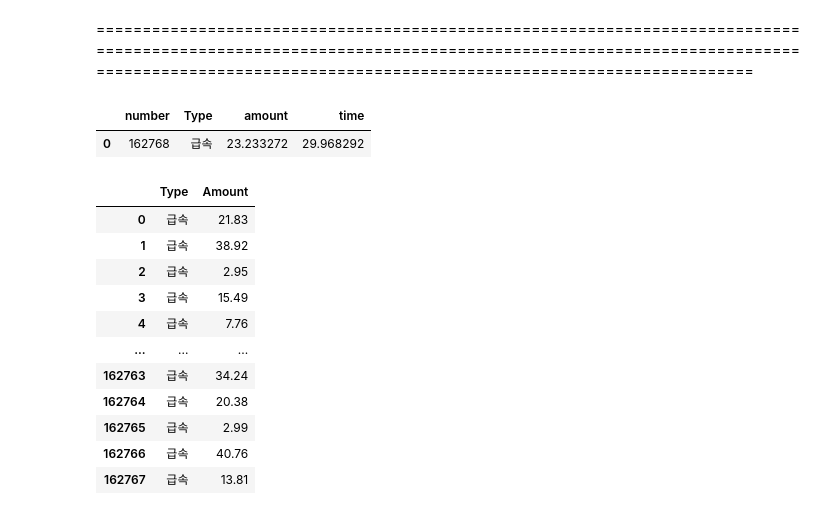
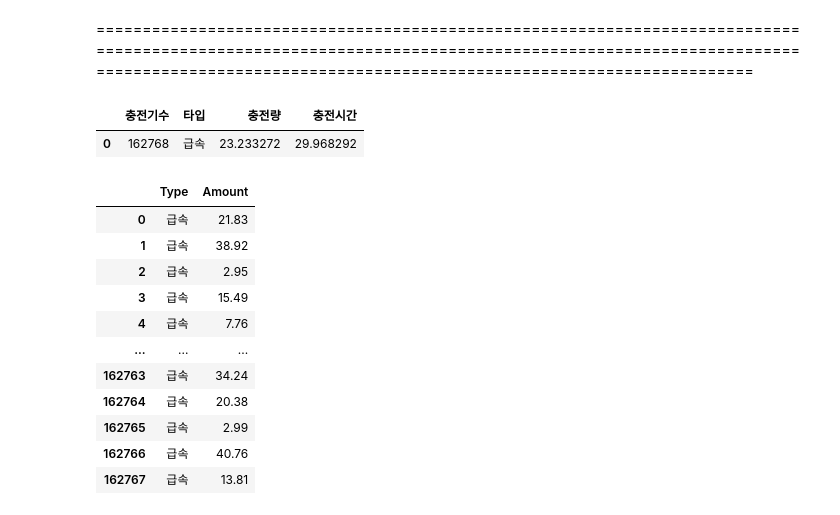
Before and after one commit to GRetriever/Data-Analysis-Project, a Jupyter notebook: project.ipynb, the cells around one changed output. Cells and saved outputs as stored; diff of their text form; code cells hidden in the pictures.

```diff
--- a/project.ipynb
+++ b/project.ipynb
@@ -231,12 +231,15 @@ WHERE
 GROUP BY
   Type
 '''
-# %%
-df = client.query(sql).to_dataframe()
-df
-# %% [output]
-|  | number | Type | amount | time |
-| 0 | 162768 | 급속 | 23.233272 | 29.968292 |
+# %%
+df = client.query(sql).to_dataframe()
+df.columns = ['충전기수', '타입', '충전량', '충전시간']
+df
+
+# https://mizykk.tistory.com/131 데이터 열 이름 변경
+# %% [output]
+|  | 충전기수 | 타입 | 충전량 | 충전시간 |
+| 0 | 162768 | 급속 | 23.233272 | 29.968292 |
 # %%
 # 4 - 2 번 : 고속도로 충전량
 
```
Also changed, not shown: parts of 8 cells of this notebook.
